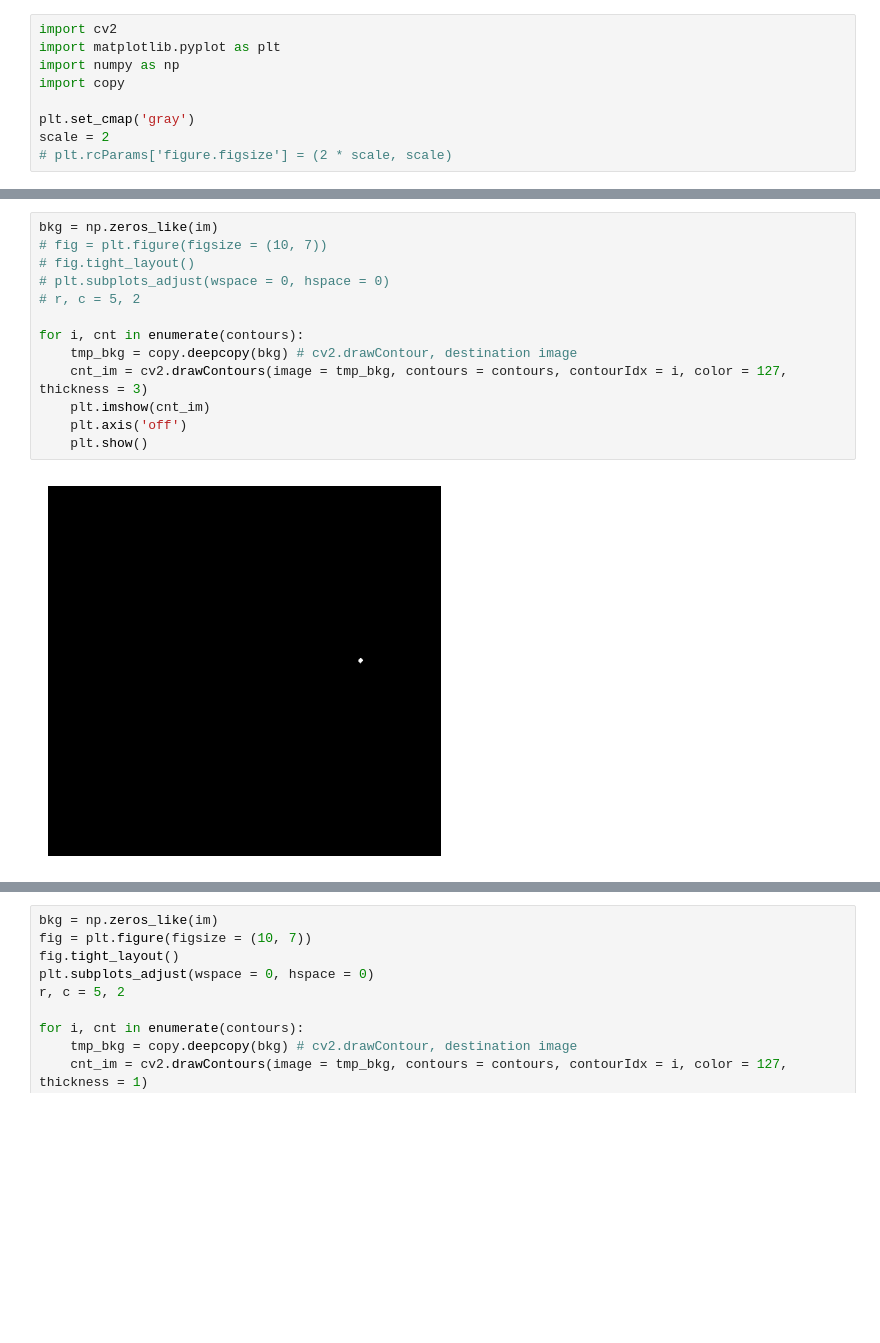
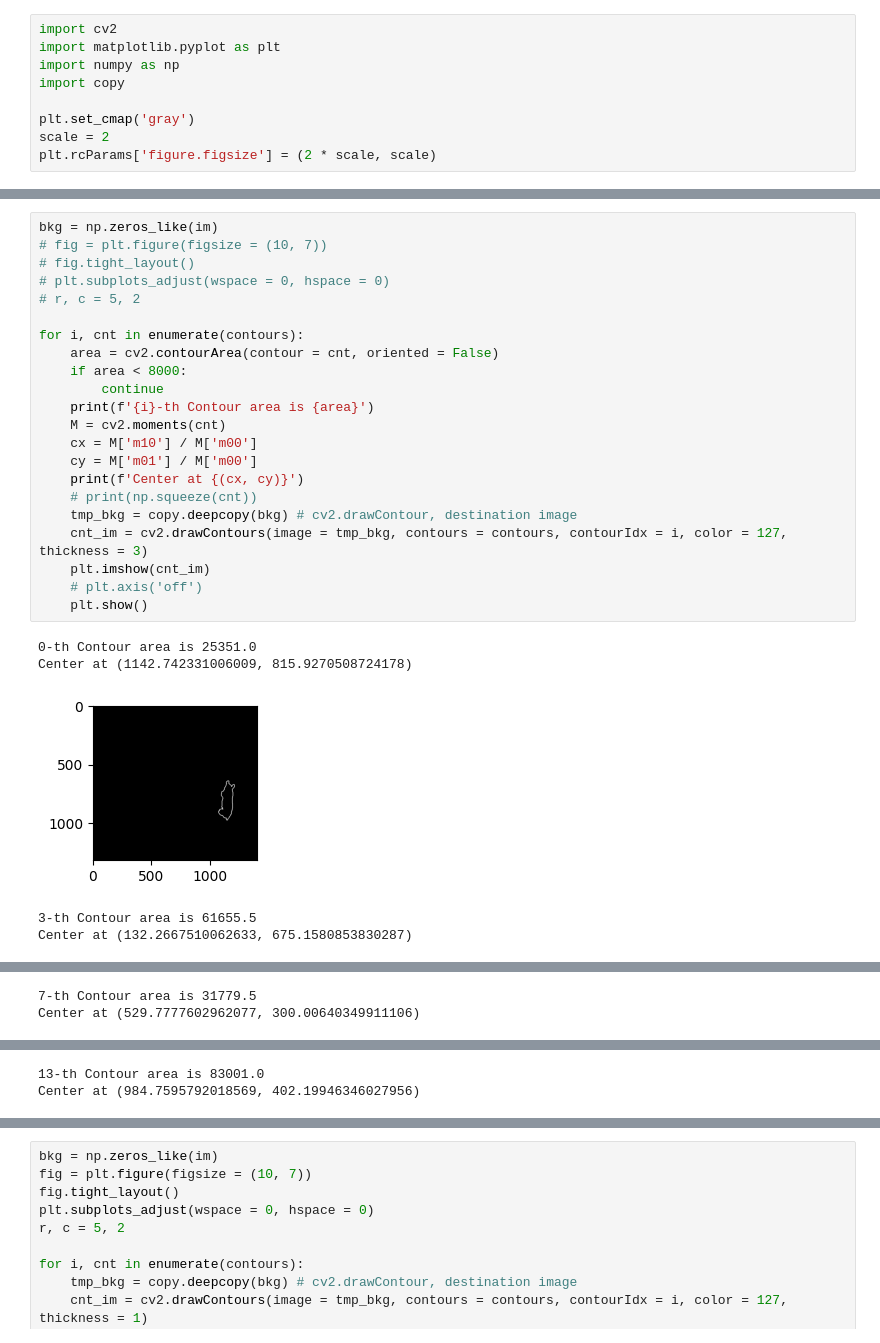
Before and after one commit to pkuxklx/cv_mass, a Jupyter notebook: 2_contour.ipynb, the cells around one changed output, grey strips where cells are left out. Saved outputs shown, nothing was run; the diff lists cells and outputs as text; blank space fills up the shorter version.

Commit message:
2.ipynb, get contour

```diff
--- a/2_contour.ipynb
+++ b/2_contour.ipynb
@@ -6,5 +6,5 @@ import copy
 
 plt.set_cmap('gray')
 scale = 2
-# plt.rcParams['figure.figsize'] = (2 * scale, scale)
+plt.rcParams['figure.figsize'] = (2 * scale, scale)
 # %% [output]
@@ -25,15 +28,28 @@ print(len(contours))
 # %%
 bkg = np.zeros_like(im)
 # fig = plt.figure(figsize = (10, 7))
 # fig.tight_layout()
 # plt.subplots_adjust(wspace = 0, hspace = 0)
 # r, c = 5, 2
 
 for i, cnt in enumerate(contours):
+    area = cv2.contourArea(contour = cnt, oriented = False)
+    if area < 8000:
+        continue
+    print(f'{i}-th Contour area is {area}')
+    M = cv2.moments(cnt)
+    cx = M['m10'] / M['m00']
+    cy = M['m01'] / M['m00']
+    print(f'Center at {(cx, cy)}')
+    # print(np.squeeze(cnt))
     tmp_bkg = copy.deepcopy(bkg) # cv2.drawContour, destination image
     cnt_im = cv2.drawContours(image = tmp_bkg, contours = contours, contourIdx = i, color = 127, thickness = 3)
     plt.imshow(cnt_im)
-    plt.axis('off')
+    # plt.axis('off')
     plt.show()
 # %% [output]
+0-th Contour area is 25351.0
+Center at (1142.742331006009, 815.9270508724178)
-[figure, old version]
+[figure, new version]
+3-th Contour area is 61655.5
+Center at (132.2667510062633, 675.1580853830287)
@@ -40,0 +57,2 @@ for i, cnt in enumerate(contours):
+7-th Contour area is 31779.5
+Center at (529.7777602962077, 300.00640349911106)
@@ -41,0 +60,2 @@ for i, cnt in enumerate(contours):
+13-th Contour area is 83001.0
+Center at (984.7595792018569, 402.19946346027956)
```
Also changed, not shown: parts of 8 cells of this notebook, 3 other files.
